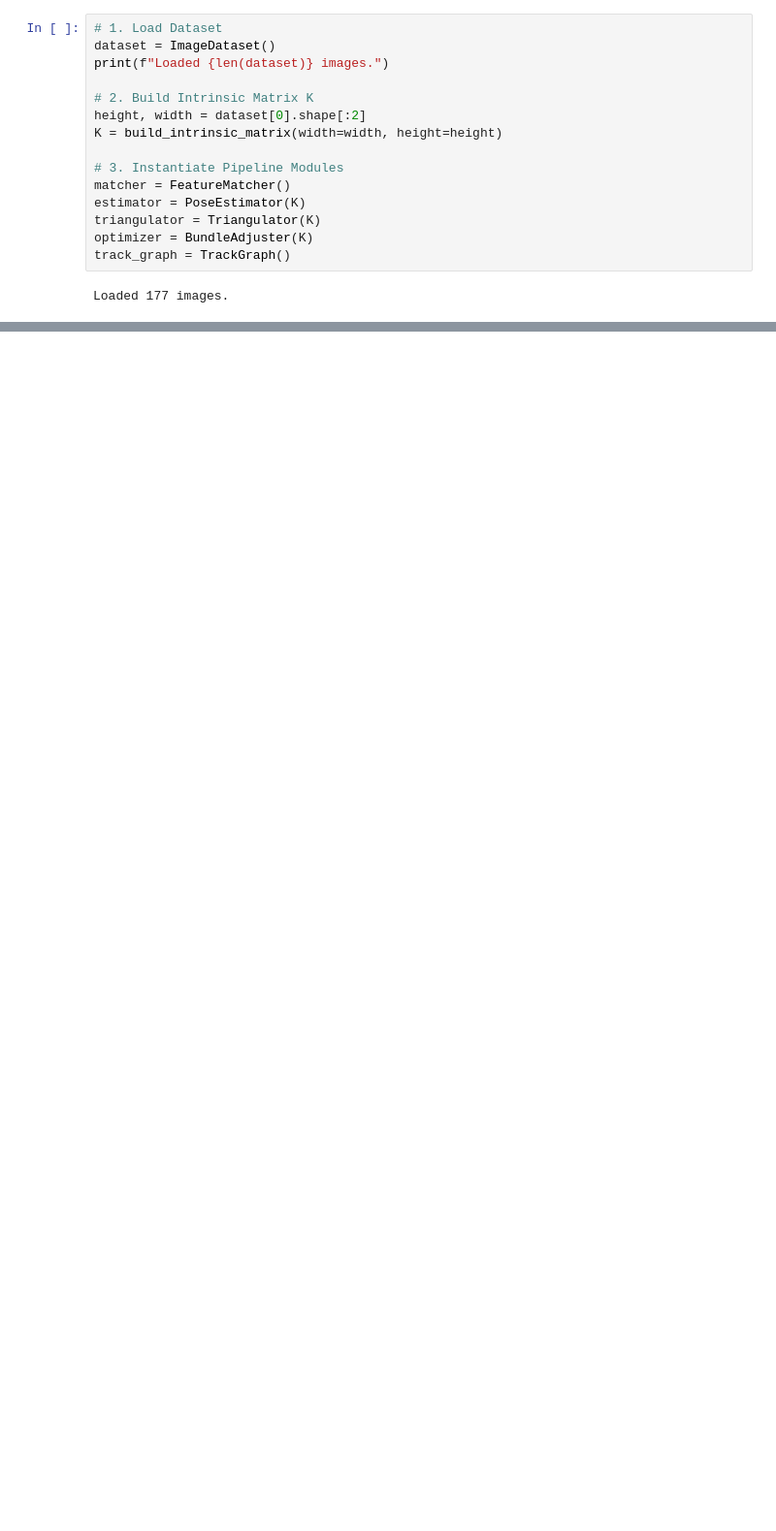
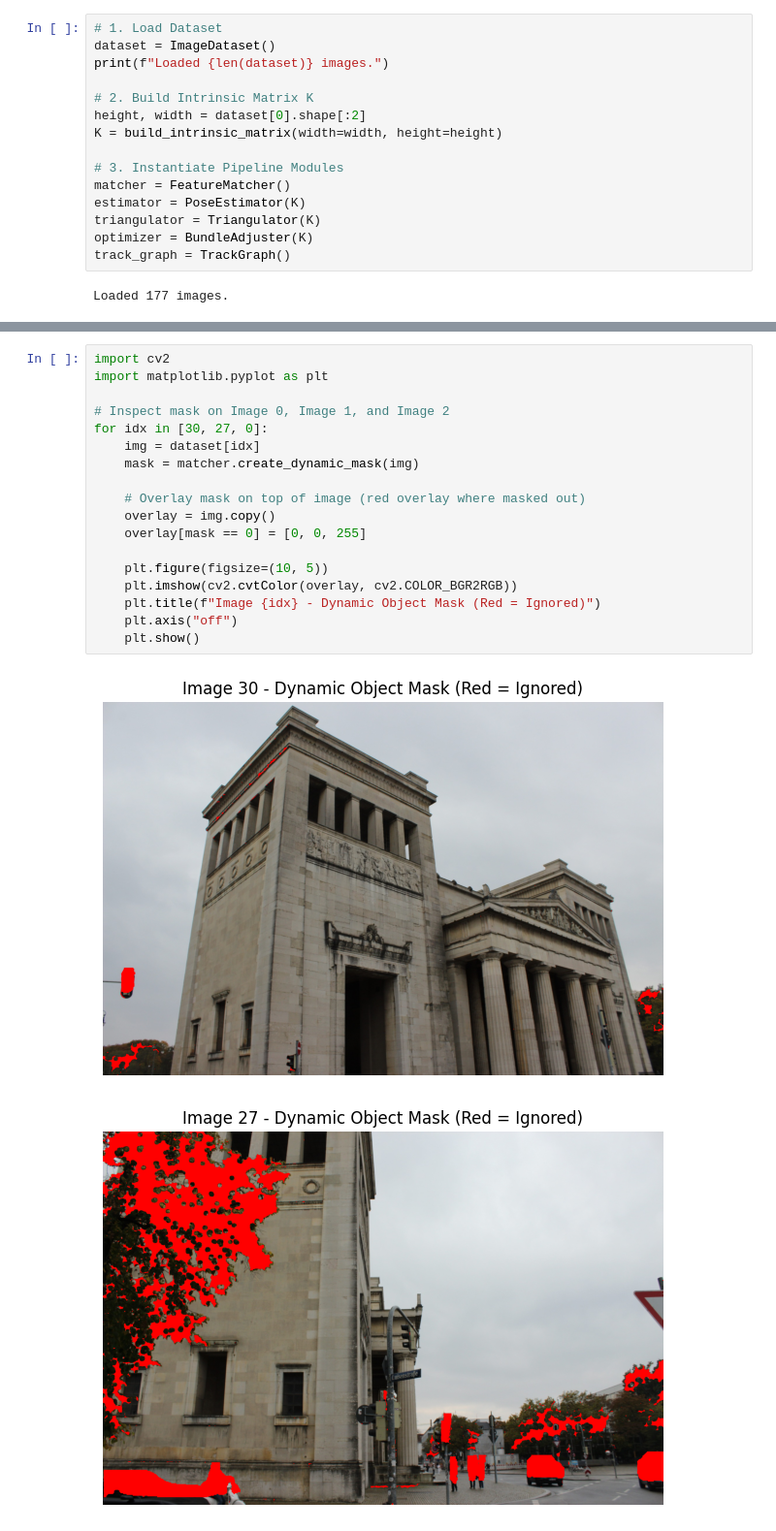
Before and after one commit to Semi2409/propylaeen_3d_reconstruct, a Jupyter notebook: notebooks/incremental_sfm.ipynb, the cells around one changed output, grey strips where cells are left out. Shown at 97% size. Saved outputs shown, nothing was run; the diff lists cells and outputs as text; blank space fills up the shorter version.

```diff
--- a/notebooks/incremental_sfm.ipynb
+++ b/notebooks/incremental_sfm.ipynb
@@ -396,0 +521,21 @@ Gereinigtes 3D-Modell erfolgreich gespeichert unter: /home/semi/projects/propyl
+# %%
+import cv2
+import matplotlib.pyplot as plt
+
+# Inspect mask on Image 0, Image 1, and Image 2
+for idx in [30, 27, 0]:
+    img = dataset[idx]
+    mask = matcher.create_dynamic_mask(img)
+
+    # Overlay mask on top of image (red overlay where masked out)
+    overlay = img.copy()
+    overlay[mask == 0] = [0, 0, 255]
+
+    plt.figure(figsize=(10, 5))
+    plt.imshow(cv2.cvtColor(overlay, cv2.COLOR_BGR2RGB))
+    plt.title(f"Image {idx} - Dynamic Object Mask (Red = Ignored)")
+    plt.axis("off")
+    plt.show()
+# %% [output]
+[figure, added]
+[figure, added]
```
Also changed, not shown: parts of 13 cells of this notebook, 6 other files.
